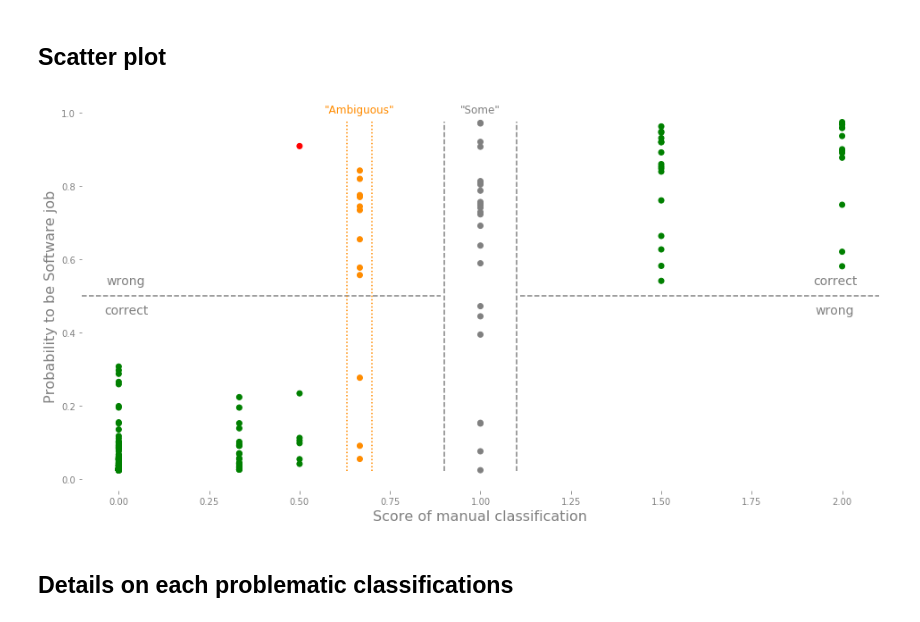
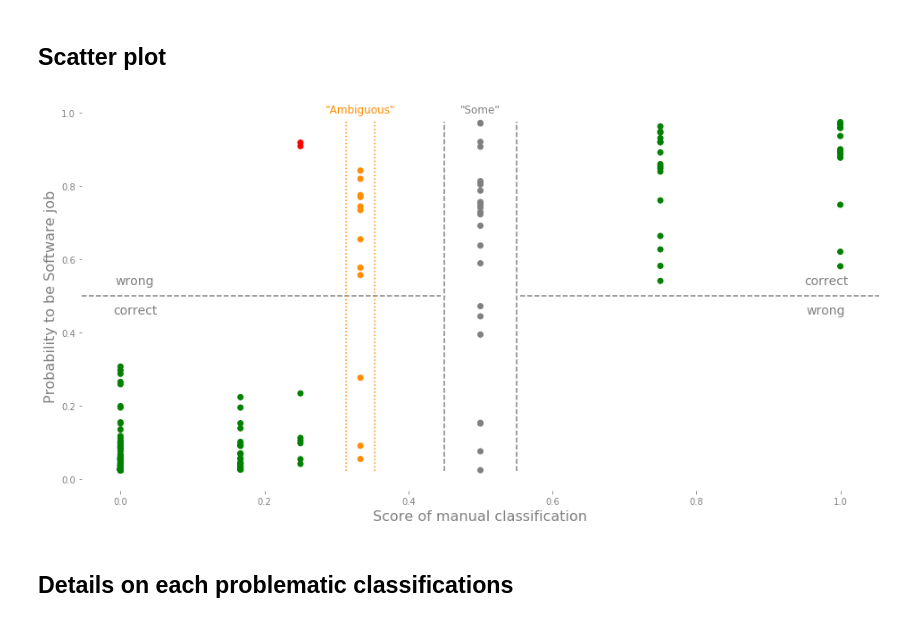
Before and after one commit to softwaresaved/jamie, a Jupyter notebook: jobAnalysis/dataPrediction/prediction_dev.ipynb, the cells around one changed output. Drawn from its saved outputs; the diff is of its cells as text; code cells hidden in the pictures.

```diff
--- a/jobAnalysis/dataPrediction/prediction_dev.ipynb
+++ b/jobAnalysis/dataPrediction/prediction_dev.ipynb
@@ -72,12 +72,12 @@ def calculate_score(row):
         if len(list_values) == 1:
             return -0
         else:
-            return -(sum(list_values) / float(len(list_values)))
+            return (-(sum(list_values) / float(len(list_values))))/2
     else:
         if len(list_values) == 1:
             return 0
         else:
-            return (sum(list_values) / float(len(list_values)))
+            return (sum(list_values) / float(len(list_values)))/2
 # %%
 training['agg_tag'] = df.loc[:, ['tags_1', 'tags_2', 'tags_3']].apply(calculate_score, axis=1)
 training['agg_tag'].value_counts()
@@ -97,6 +97,6 @@ training['agg_tag'].value_counts()
 Name: agg_tag, dtype: int64
 # %%
-training['created_tag'] = training['agg_tag'].apply(lambda x: 1 if abs(x)>=1 and abs(x) < 10 else 0)
+training['created_tag'] = training['agg_tag'].apply(lambda x: 1 if abs(x)>=.5 and abs(x) < 10 else 0)
 training['corresponding_tag'] = np.where(training['created_tag'] == training['prediction'], True, False)
 # %%
 #training[['run_tag', 'tags_1', 'tags_2', 'tags_3', 'agg_tag', 'created_tag', 'prediction', 'prediction_proba', 'corresponding_tag']]
@@ -178,15 +178,15 @@ Normalized confusion matrix
 def color_right(x, y):
     col = list()
     for i, j in zip(x, y):
-        if i < 0.65 and j < 0.5:
+        if i < 0.33 and j < 0.5:
             col.append('g')
-        elif i < 0.65 and j > 0.5:
+        elif i < 0.33 and j > 0.5:
             col.append('r')
-        elif i > 1 and j > 0.5:
+        elif i > 0.5 and j > 0.5:
             col.append('g')
-        elif i > 1 and j < 0.5:
+        elif i > 0.5 and j < 0.5:
             col.append('r')
-        elif i == 1:
+        elif i == 0.5:
             col.append('grey')
         else:
             col.append('darkorange')
@@ -198,42 +198,42 @@ def color_right(x, y):
 # These score seems to represent ambiguious score where people have opposite views on the jobs ads.
 
 tag_creat = [abs(x) for x in training['agg_tag'] if abs(x) < 10]
 pred_inv = [x for x in  training[training['agg_tag'] > -10]['prediction_proba']]
 
 col = color_right(tag_creat, pred_inv)
 
 fig, ax = plt.subplots(figsize=(16, 8))
 
 plt.axhline(y=0.5, xmax=0.45, color='grey', linestyle='--')
-plt.axvline(x=0.9, ymin=0.05, ymax=0.95, color='grey', linestyle='--')
+plt.axvline(x=0.45, ymin=0.05, ymax=0.95, color='grey', linestyle='--')
 
 plt.axhline(y=0.5, xmin=0.55, color='grey', linestyle='--')
-plt.axvline(x=1.1,ymin=0.05, ymax=0.95, color='grey', linestyle='--')
+plt.axvline(x=0.55,ymin=0.05, ymax=0.95, color='grey', linestyle='--')
 
-plt.axvline(x=0.63, ymin=0.05, ymax=0.95, color='darkorange', linestyle=':')
-plt.axvline(x=0.70,ymin=0.05, ymax=0.95, color='darkorange', linestyle=':')
-plt.text(0.666,1,'"Ambiguous"', color='darkorange', fontsize=12, horizontalalignment='center')
+plt.axvline(x=0.31333, ymin=0.05, ymax=0.95, color='darkorange', linestyle=':')
+plt.axvline(x=0.35333,ymin=0.05, ymax=0.95, color='darkorange', linestyle=':')
+plt.text(0.3333,1,'"Ambiguous"', color='darkorange', fontsize=12, horizontalalignment='center')
 
-plt.text(1,1,'"Some"', color='grey', fontsize=12, horizontalalignment='center')
+plt.text(0.5,1,'"Some"', color='grey', fontsize=12, horizontalalignment='center')
 
-plt.text(1.98,0.53,'correct', color='grey',fontsize=14, horizontalalignment='center')
+plt.text(0.98,0.53,'correct', color='grey',fontsize=14, horizontalalignment='center')
 plt.text(0.02,0.45,'correct', color='grey',fontsize=14, horizontalalignment='center')
-plt.text(1.98,0.45,'wrong', color='grey', fontsize=14, horizontalalignment='center')
+plt.text(0.98,0.45,'wrong', color='grey', fontsize=14, horizontalalignment='center')
 plt.text(0.02,0.53,'wrong', color='grey', fontsize=14, horizontalalignment='center')
 
 ax.set_ylabel('Probability to be Software job', fontsize=16, color='grey')
 ax.tick_params(axis='y', colors='grey')
 
 ax.set_xlabel('Score of manual classification', fontsize=16, color='grey')
 ax.tick_params(axis='x', colors='grey')
 
 plt.scatter(tag_creat, pred_inv, color=col)
 
 #ax.xlabel('Score of manual classification', fontsize=14, color='grey')
 for d in ["left", "top", "bottom", "right"]:
     plt.gca().spines[d].set_visible(False)
 # %% [output]
-[figure, old version]
+[figure, new version]
 # %% [markdown]
 ## Details on each problematic classifications
 # %% [markdown]
```
Also changed, not shown: parts of 11 cells of this notebook.
